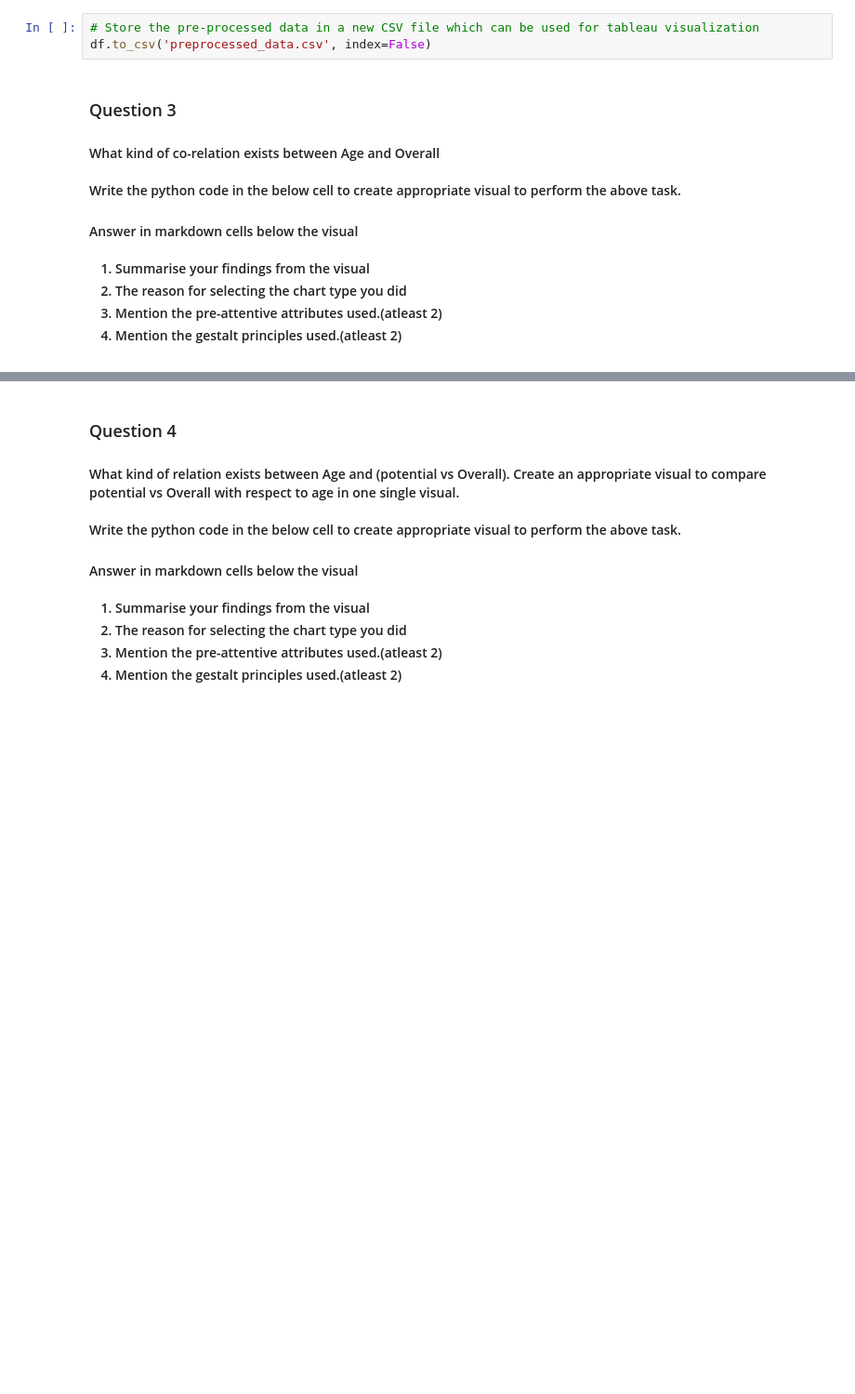
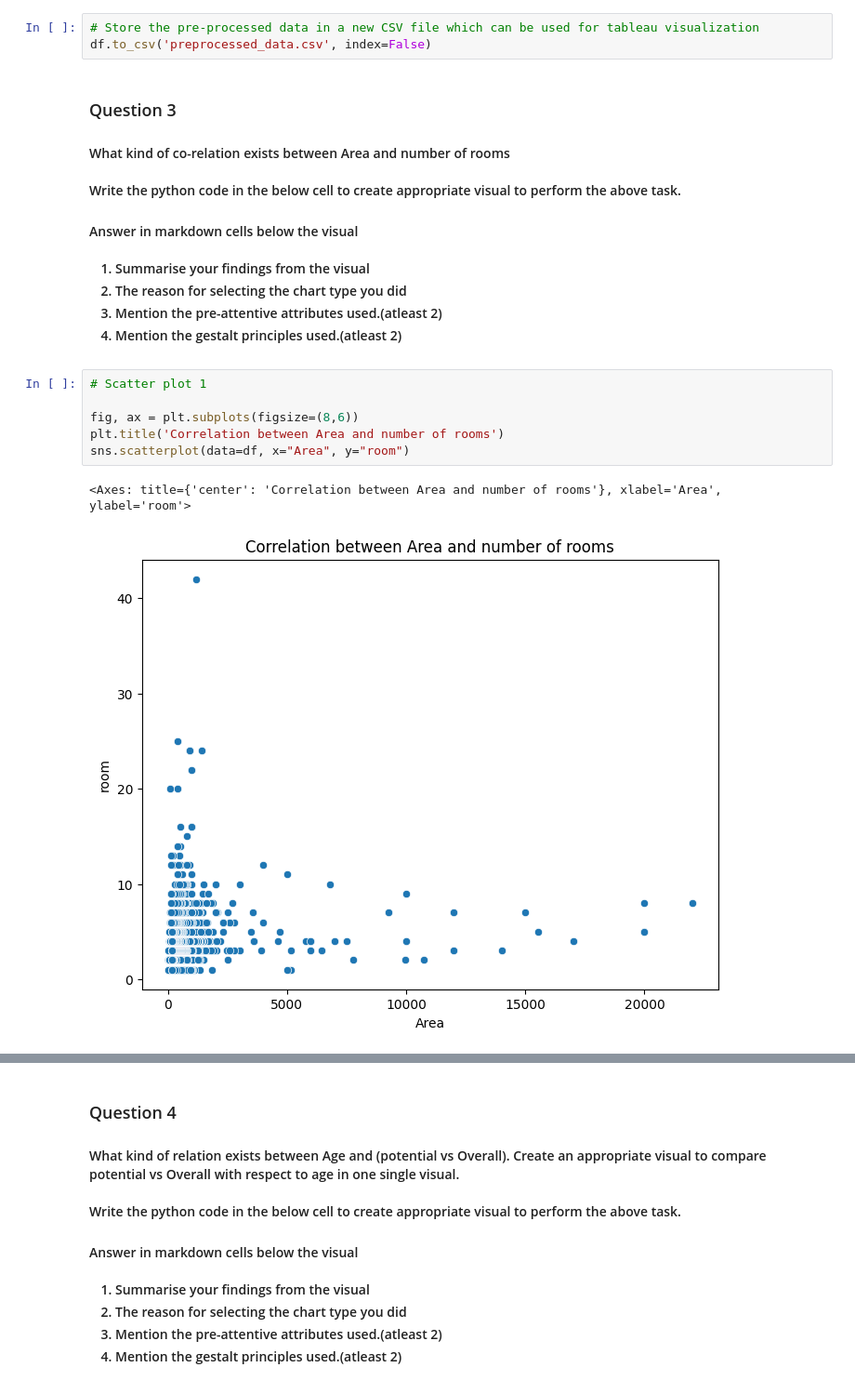
Before and after one commit to HarshaK1997/SEM2-DV, a Jupyter notebook: Part2/dvi-Python-ps1.ipynb, the cells around one changed output, grey strips where cells are left out. Shown at 93% size. Saved outputs shown, nothing was run; the diff lists cells and outputs as text; blank space fills up the shorter version.

Commit message:
Added visuals code for Q3 & Q4

```diff
--- a/Part2/dvi-Python-ps1.ipynb
+++ b/Part2/dvi-Python-ps1.ipynb
@@ -707,7 +707,7 @@ There are 5678 rows and 17 columns in the data set
 df.to_csv('preprocessed_data.csv', index=False)
 # %% [markdown]
 ### Question 3
-<h4>What kind of co-relation exists between Age and Overall
+<h4>What kind of co-relation exists between Area and number of rooms
 <br><br>
 Write the python code in the below cell to create appropriate visual to perform the above task.
 <h4> Answer in markdown cells below the visual
@@ -718,3 +718,12 @@ Write the python code in the below cell to create appropriate visual to perform
     <li>Mention the pre-attentive attributes used.(atleast 2)</li>
     <li>Mention the gestalt principles used.(atleast 2)</li>
 </ol>
+# %%
+# Scatter plot 1
+
+fig, ax = plt.subplots(figsize=(8,6))
+plt.title('Correlation between Area and number of rooms')
+sns.scatterplot(data=df, x="Area", y="room")
+# %% [output]
+<Axes: title={'center': 'Correlation between Area and number of rooms'}, xlabel='Area', ylabel='room'>
+[figure, added]
```
Also changed, not shown: parts of 2 cells of this notebook.
